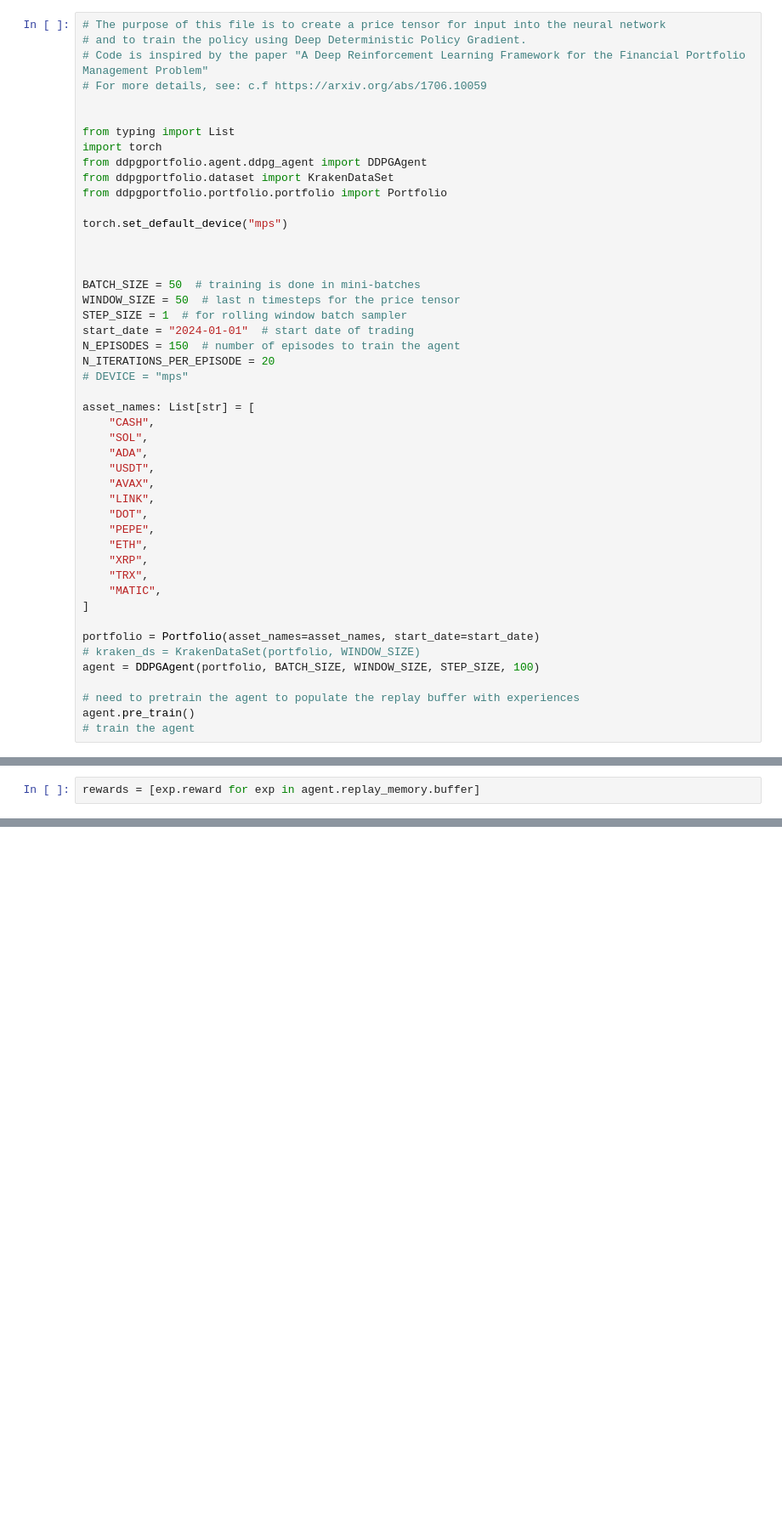
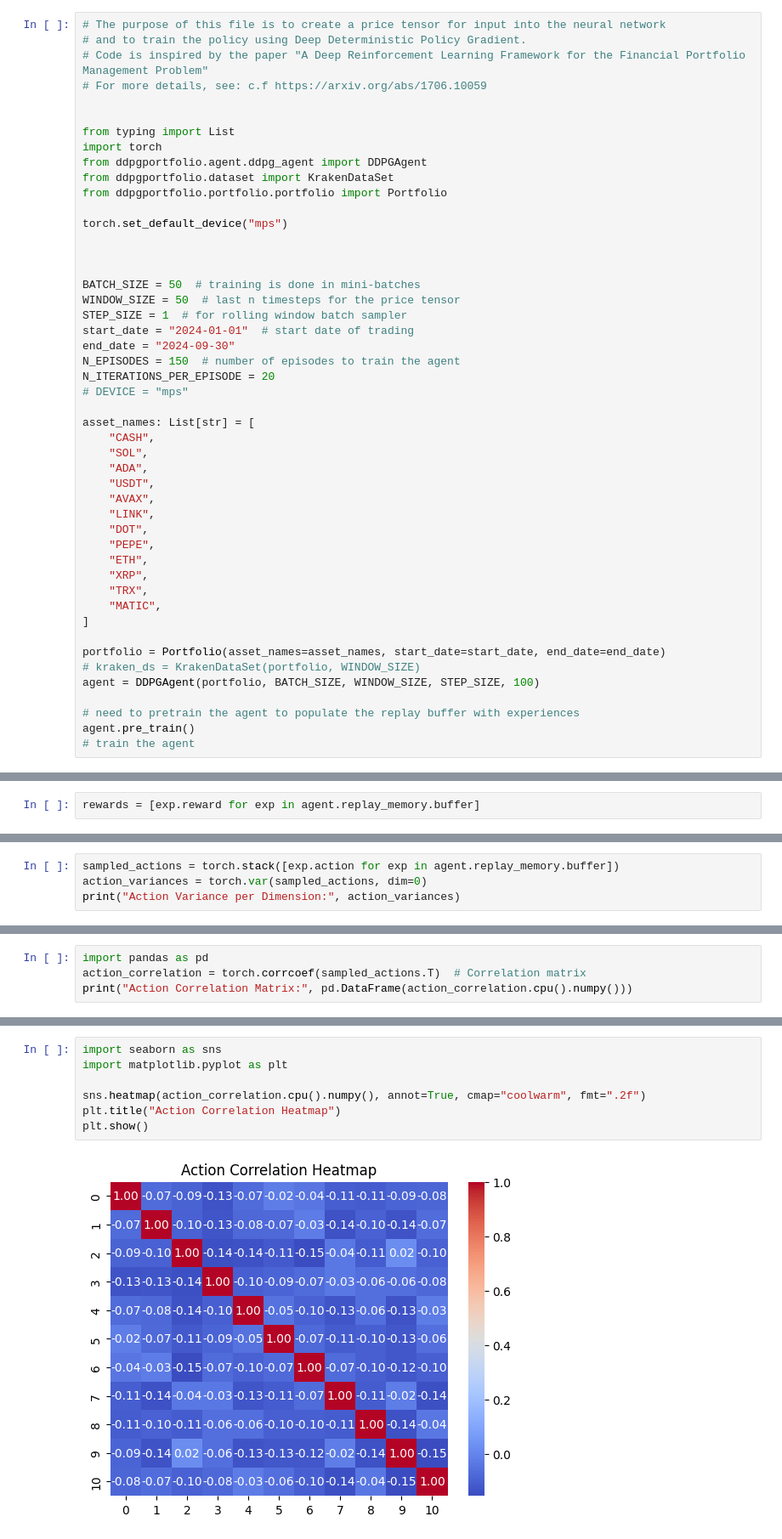
Before and after one commit to mrajancsr/deep-policy-gradient-portfolio, a Jupyter notebook: ddpgportfolio/agent/test.ipynb, the cells around one changed output, grey strips where cells are left out. Shown at 85% size. Saved outputs shown, nothing was run; the diff lists cells and outputs as text; blank space fills up the shorter version.

```diff
--- a/ddpgportfolio/agent/test.ipynb
+++ b/ddpgportfolio/agent/test.ipynb
@@ -25,6 +25,7 @@ BATCH_SIZE = 50  # training is done in mini-batches
 WINDOW_SIZE = 50  # last n timesteps for the price tensor
 STEP_SIZE = 1  # for rolling window batch sampler
 start_date = "2024-01-01"  # start date of trading
+end_date = "2024-09-30"
 N_EPISODES = 150  # number of episodes to train the agent
 N_ITERATIONS_PER_EPISODE = 20
 # DEVICE = "mps"
@@ -44,7 +45,7 @@ asset_names: List[str] = [
     "MATIC",
 ]
 
-portfolio = Portfolio(asset_names=asset_names, start_date=start_date)
+portfolio = Portfolio(asset_names=asset_names, start_date=start_date, end_date=end_date)
 # kraken_ds = KrakenDataSet(portfolio, WINDOW_SIZE)
 agent = DDPGAgent(portfolio, BATCH_SIZE, WINDOW_SIZE, STEP_SIZE, 100)
 
@@ -215,0 +217,4 @@ np.random.uniform(
+# %%
+sampled_actions = torch.stack([exp.action for exp in agent.replay_memory.buffer])
+action_variances = torch.var(sampled_actions, dim=0)
+print("Action Variance per Dimension:", action_variances)
@@ -215,0 +225,4 @@ np.random.uniform(
+# %%
+import pandas as pd
+action_correlation = torch.corrcoef(sampled_actions.T)  # Correlation matrix
+print("Action Correlation Matrix:", pd.DataFrame(action_correlation.cpu().numpy()))
@@ -215,0 +247,9 @@ np.random.uniform(
+# %%
+import seaborn as sns
+import matplotlib.pyplot as plt
+
+sns.heatmap(action_correlation.cpu().numpy(), annot=True, cmap="coolwarm", fmt=".2f")
+plt.title("Action Correlation Heatmap")
+plt.show()
+# %% [output]
+[figure, added]
```
Also changed, not shown: parts of 9 cells of this notebook, 3 other files.
